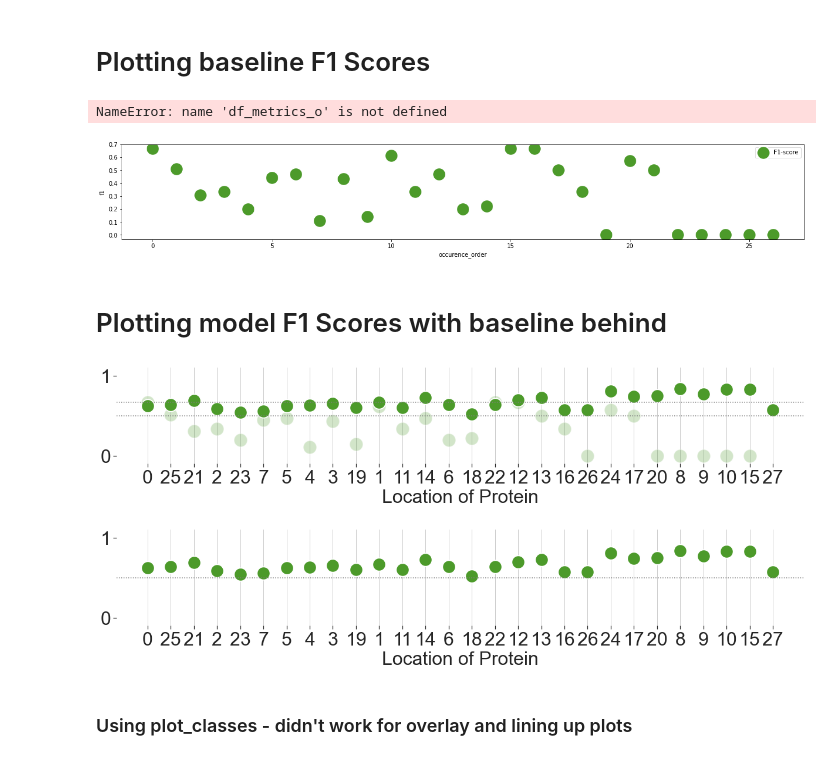
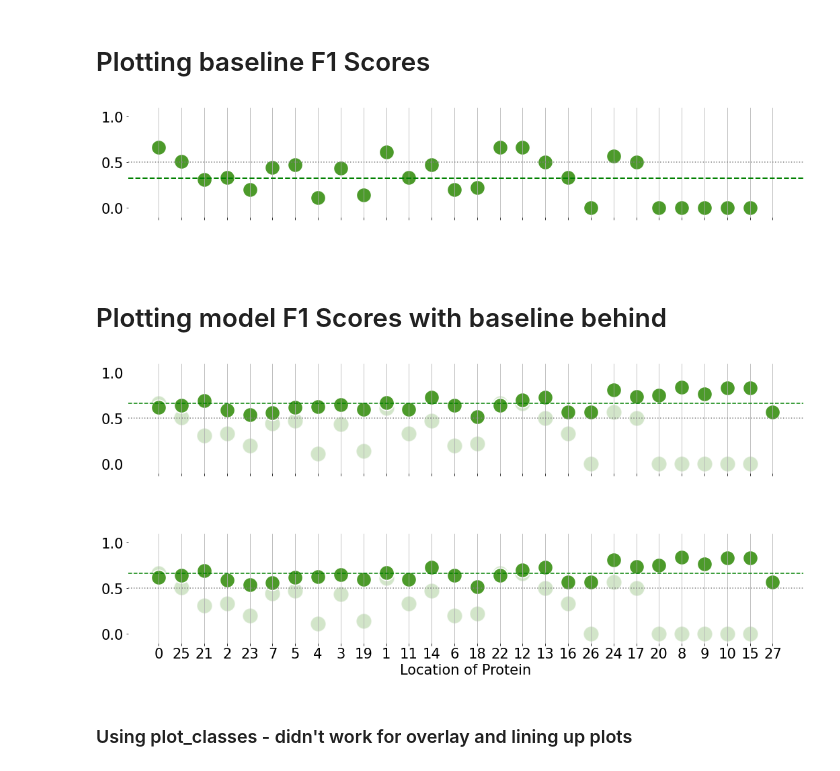
Before and after one commit to reneebrecht/human-protein-atlas-image-classification, a Jupyter notebook: notebooks/4_Plotting_final_f1_scores.ipynb, the cells around one changed output. Cells and saved outputs as stored; diff of their text form; code cells hidden in the pictures.

Commit message:
new images

```diff
--- a/notebooks/4_Plotting_final_f1_scores.ipynb
+++ b/notebooks/4_Plotting_final_f1_scores.ipynb
@@ -60,4 +56,5 @@ train_labels.rename(columns = {'Guess':'Target'}, inplace = True)
 # fixing any whitespace
 train_labels = train_labels.apply(lambda x: x.str.strip() if x.dtype == "object" else x)
 order_doer = OrderLabels(target_labels=train_labels)
-ordered_df = order_doer.ordered_dataframe()
+order_doer.ordered_dataframe()
+ordered_df = order_doer.df_order
@@ -96,7 +111,7 @@ TypeError: Can only merge Series or DataFrame objects, a <class 'NoneType'> was
 # %% [markdown]
 ### getting baseline metrics (already processed)
 # %%
-baseline_metrics = pd.read_csv('../Data/baseline_metrics.csv')
+baseline_metrics = pd.read_csv('../Data/train_baseline/baseline_metrics.csv')
 baseline_metrics
 # %% [output]
 |  | Unnamed: 0 | recall | precision | f1 | accuracy | TP | FP | FN | TN | ... |
@@ -132,83 +147,88 @@ ax.get_legend().remove()
 # %%
 # Note: code is copied from plot_classes.py, in order to add mean, and overlay
 
-fig,ax = plt.subplots(figsize=(21,3.))
+fig,ax = plt.subplots(figsize=(18,3.))
+fsize = 21
 
 sns.scatterplot(x='occurence_order', y='f1', data=baseline_metrics, color='#4C9A2A', s=500, label='F1-score', alpha=1)
 
 sns.scatterplot(x='occurence_order', y='f1', data=df_metrics_o, color='#4C9A2A', s=500, label='F1-score', alpha=0.0)
 
 plt.ylim(-0.1,1.1)
-plt.xticks(df_metrics_o['occurence_order'])
-plt.xlabel('Location of Protein', fontsize=32)
+plt.xticks(df_metrics_o['occurence_order'], color='white')
+plt.xlabel('Location of Protein', fontsize=fsize, color='white')
 #plt.ylabel(' bad         good', fontsize=18)
-plt.ylabel('', fontsize=18)
+plt.ylabel('', fontsize=fsize)
 
 
 xlab = df_metrics_o['key'].astype(str).to_list()
-ax.set_xticklabels(xlab, fontsize=32)
+ax.set_xticklabels(xlab, fontsize=fsize, color='white')
 ax.xaxis.grid(True)
-ax.tick_params(axis='y', labelsize=32)
+ax.tick_params(axis='y', labelsize=fsize)
 ax.get_legend().remove()
 
 ynew = 0.5
 ax.axhline(ynew, linestyle=':', color='grey', label='magic line')
-ax.axhline(0.322, linestyle=':', color='green', label='mean')
+ax.axhline(0.322, linestyle='--', color='green', label='mean', lw=2)
 sns.despine(left=True, bottom=True);
 # %% [output]
-NameError: name 'df_metrics_o' is not defined
-[figure, old version]
+[figure, new version]
 # %% [markdown]
 # Plotting model F1 Scores with baseline behind
 # %%
-fig,ax = plt.subplots(figsize=(21,3.))
-
+fig,ax = plt.subplots(figsize=(18,3.))
+fsize = 21
 sns.scatterplot(x='occurence_order', y='f1', data=baseline_metrics, color='#4C9A2A', s=500, label='F1-score', alpha=0.25)
 
 sns.scatterplot(x='occurence_order', y='f1', data=df_metrics_o, color='#4C9A2A', s=500, label='F1-score')
 
 plt.ylim(-0.1,1.1)
 plt.xticks(df_metrics_o['occurence_order'])
-plt.xlabel('Location of Protein', fontsize=32)
+plt.xlabel('Location of Protein', fontsize=fsize, color='white')
 #plt.ylabel(' bad         good', fontsize=18)
-plt.ylabel('', fontsize=18)
+plt.ylabel('', fontsize=fsize)
 
 
 xlab = df_metrics_o['key'].astype(str).to_list()
-ax.set_xticklabels(xlab, fontsize=32)
+ax.set_xticklabels(xlab, fontsize=fsize, color='white')
 ax.xaxis.grid(True)
-ax.tick_params(axis='y', labelsize=32)
+ax.tick_params(axis='y', labelsize=fsize, color='white')
 ax.get_legend().remove()
 
 ynew = 0.5
 ax.axhline(ynew, linestyle=':', color='grey', label='magic line')
-ax.axhline(0.666, linestyle=':', color='grey', label='magic line')
+ax.axhline(0.666, linestyle='--', color='green', label='magic line')
 sns.despine(left=True, bottom=True);
 # %% [output]
-[figure, old version]
+[figure, new version]
 # %%
-fig,ax = plt.subplots(figsize=(21,3.))
+# FOR README
 
-sns.scatterplot(x='occurence_order', y='f1', data=baseline_metrics, color='#4C9A2A', s=500, label='F1-score')
+fig,ax = plt.subplots(figsize=(18,3.))
+fsize = 21
+sns.scatterplot(x='occurence_order', y='f1', data=baseline_metrics, color='#4C9A2A', s=500, label='F1-score', alpha=0.25)
+
+sns.scatterplot(x='occurence_order', y='f1', data=df_metrics_o, color='#4C9A2A', s=500, label='F1-score')
 
 plt.ylim(-0.1,1.1)
-plt.xticks(baseline_metrics['occurence_order'])
-plt.xlabel('Location of Protein', fontsize=32)
+plt.xticks(df_metrics_o['occurence_order'])
+plt.xlabel('Location of Protein', fontsize=fsize, color='k')
 #plt.ylabel(' bad         good', fontsize=18)
-plt.ylabel('', fontsize=18)
+plt.ylabel('', fontsize=fsize)
 
 
-xlab = baseline_metrics['key'].astype(str).to_list()
-ax.set_xticklabels(xlab, fontsize=32)
+xlab = df_metrics_o['key'].astype(str).to_list()
+ax.set_xticklabels(xlab, fontsize=fsize, color='k')
 ax.xaxis.grid(True)
-ax.tick_params(axis='y', labelsize=32)
+ax.tick_params(axis='y', labelsize=fsize, color='k')
 ax.get_legend().remove()
 
 ynew = 0.5
 ax.axhline(ynew, linestyle=':', color='grey', label='magic line')
+ax.axhline(0.666, linestyle='--', color='green', label='magic line')
 sns.despine(left=True, bottom=True);
 # %% [output]
-[figure, old version]
+[figure, new version]
 # %% [markdown]
 ### Using plot_classes - didn't work for overlay and lining up plots
 # %%
```
Also changed, not shown: parts of 3 cells of this notebook, 5 other files.
